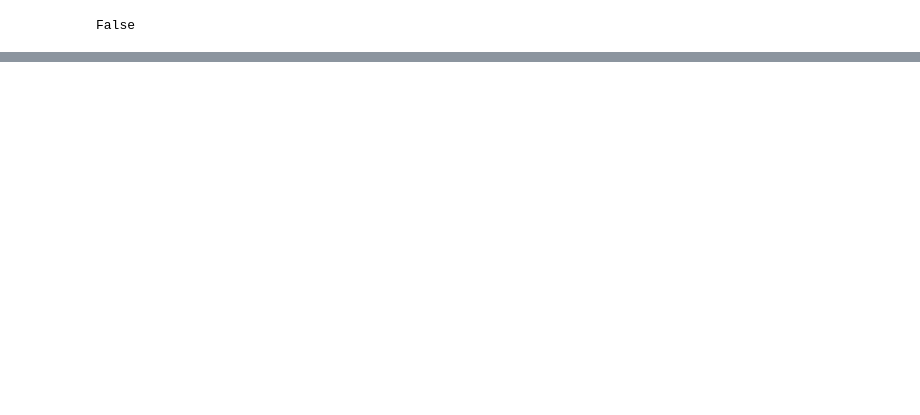
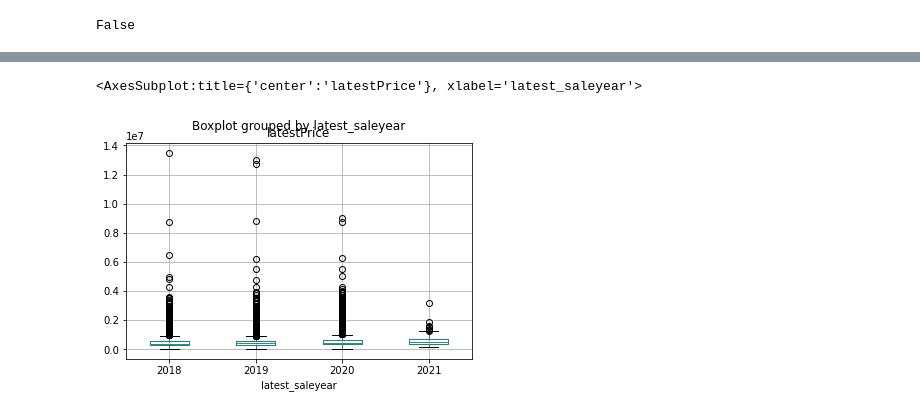
Before and after one commit to ewaszy/Austin_Housing_Market, a Jupyter notebook: ETL_Austin_Housing_Market.ipynb, the cells around one changed output, grey strips where cells are left out. Saved outputs shown, nothing was run; the diff lists cells and outputs as text; code cells hidden in the pictures; blank space fills up the shorter version.

```diff
--- a/ETL_Austin_Housing_Market.ipynb
+++ b/ETL_Austin_Housing_Market.ipynb
@@ -83,0 +264,4 @@ Austin_Housing_Market_df.to_csv('Resources/AHM_cleaned.csv', index = False)
+# %%
+# Created dataframe with latest price and sale
+price_year_df = main_df[['zpid', 'latest_saleyear', 'latestPrice']]
+price_year_df.sort_values(by=["latest_saleyear"])
@@ -83,0 +302,5 @@ Austin_Housing_Market_df.to_csv('Resources/AHM_cleaned.csv', index = False)
+# %%
+price_year_df.boxplot(column="latestPrice", by="latest_saleyear")
+# %% [output]
+<AxesSubplot:title={'center':'latestPrice'}, xlabel='latest_saleyear'>
+[figure, added]
```
Also changed, not shown: parts of 35 cells of this notebook, 1 other file.
